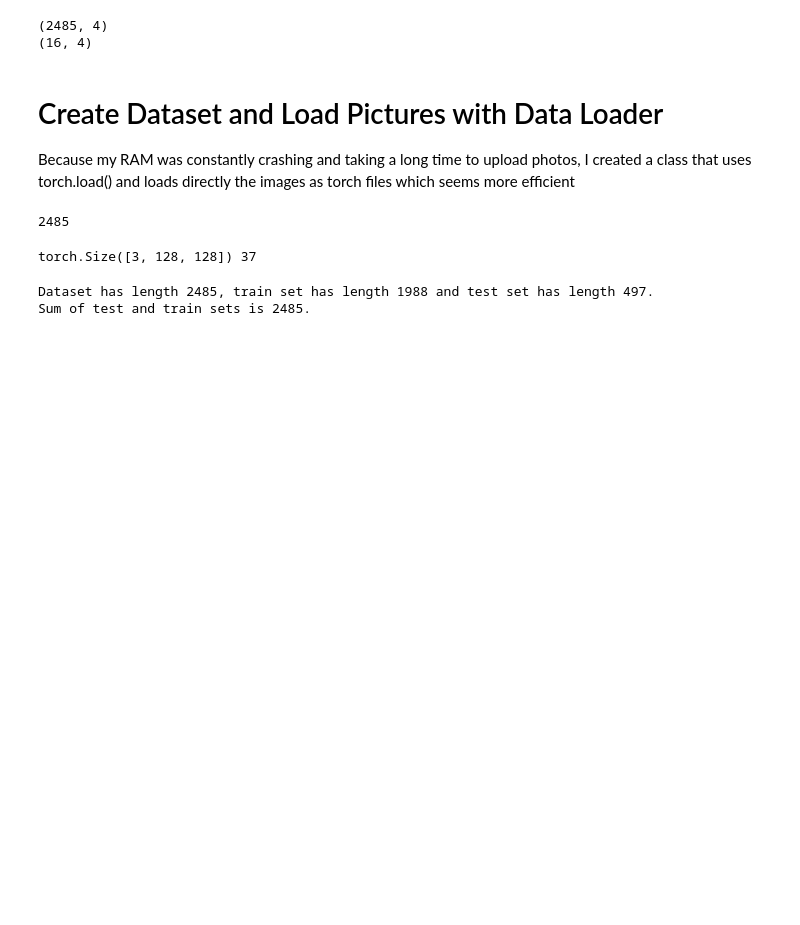
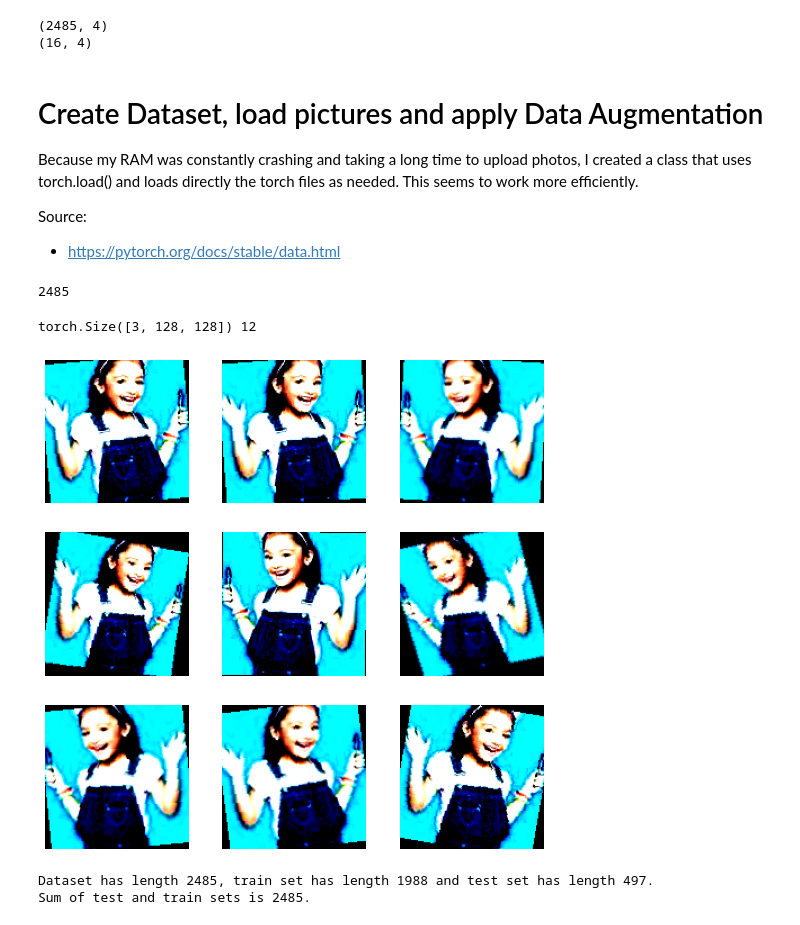
Before and after one commit to variableVG/CV_project, a Jupyter notebook: 06_PyTorch_CNN_Model.ipynb, the cells around one changed output. Cells and saved outputs as stored; diff of their text form; code cells hidden in the pictures; blank space fills up the shorter version.

Commit message:
do Augmentation

```diff
--- a/06_PyTorch_CNN_Model.ipynb
+++ b/06_PyTorch_CNN_Model.ipynb
@@ -104,36 +122,42 @@ print(pictures_for_prediction.shape)
 (2485, 4)
 (16, 4)
 # %% [markdown]
-# Create Dataset and Load Pictures with Data Loader
+# Create Dataset, load pictures and apply Data Augmentation
 
-Because my RAM was constantly crashing and taking a long time to upload photos, I created a class that uses torch.load() and loads directly the images as torch files which seems more efficient
+Because my RAM was constantly crashing and taking a long time to upload photos, I created a class that uses torch.load() and loads directly the torch files as needed. This seems to work more efficiently.
+
+Source:
+* https://pytorch.org/docs/stable/data.html
 # %%
-# SOurce: https://pytorch.org/docs/stable/data.html
-# We want a class that implements the image dataset to be able to request pictures
-# by need and not load all pictures at once (RAM crashes)
-
-class TensorDataset(torch.utils.data.Dataset):
-  def __init__(self, df):
+class TensorDataset(torch.utils.data.Dataset):  # TensorDataset inherits from torch.utils.data.Dataset
+  def __init__(self, df): # Constructor takes a dataframe
     super().__init__()
     self.df = df
+
+    # Initialize an Compose object with different random augmentation objects.
+    self.augmentation = T.Compose(
+        (T.RandomHorizontalFlip(0.5),
+         T.RandomPerspective(0.15, 0.25),
+         T.RandomAdjustSharpness(0, 0.25),
+         T.RandomRotation(15),
+         )
+    )
 
   def __len__(self):
     return len(self.df)
 
+  def doAugmentation(self, torch_picture):
+    picture = self.augmentation(torch_picture)
+    return picture
+
   def __getitem__(self, idx): # by __getitem__ return a tupel of (picture, label)
-    basename, extension = os.path.splitext(self.df['filename'].iloc[idx])
+    basename, extension = os.path.splitext(self.df['filename'].iloc[idx]) # get name of pythorch file
     path = path_to_pictures + basename + '.pth'
-    label = self.df['age'].iloc[idx]
-
+    label = self.df['age'].iloc[idx] # get label
     torch_picture = torch.load(path)
-    #torch_picture = self.doAugmentation(torch_picture)
+    # DATA AUGMENTATION
+    torch_picture = self.doAugmentation(torch_picture)
     return (torch_picture, label)
-
-
-
-  def doAugmentation(self, torch_picture):
-    random = 0
-    picture = torch.Compose(torch.RandomCrop(), torch.RandomHorizontalFlip())
 # %%
 # Create tensor dataset
 tensor_dataset = TensorDataset(df)
@@ -141,11 +165,21 @@ print(len(tensor_dataset))
 # %% [output]
 2485
 # %%
-img, label = tensor_dataset.__getitem__(3)
+img, label = tensor_dataset[600] # get item 3
 print(img.shape, label)
 # Element at index 3 is a pytorch image with age 37.
 # %% [output]
-torch.Size([3, 128, 128]) 37
+torch.Size([3, 128, 128]) 12
+# %%
+# Check how data augmentation looks like for picture 3 in dataset
+plt.figure(figsize=(9,9))
+
+for i in range(9):
+  plt.subplot(3, 3, i + 1) # index starts from 1, not 0
+  plt.imshow(tensor_dataset[600][0].permute(1, 2, 0))
+  plt.axis('off')
+# %% [output]
+[figure, added]
 # %%
 # split dataset with PyTorch
 test_size = int(len(tensor_dataset) * 0.2)
```
Also changed, not shown: parts of 10 cells of this notebook.
